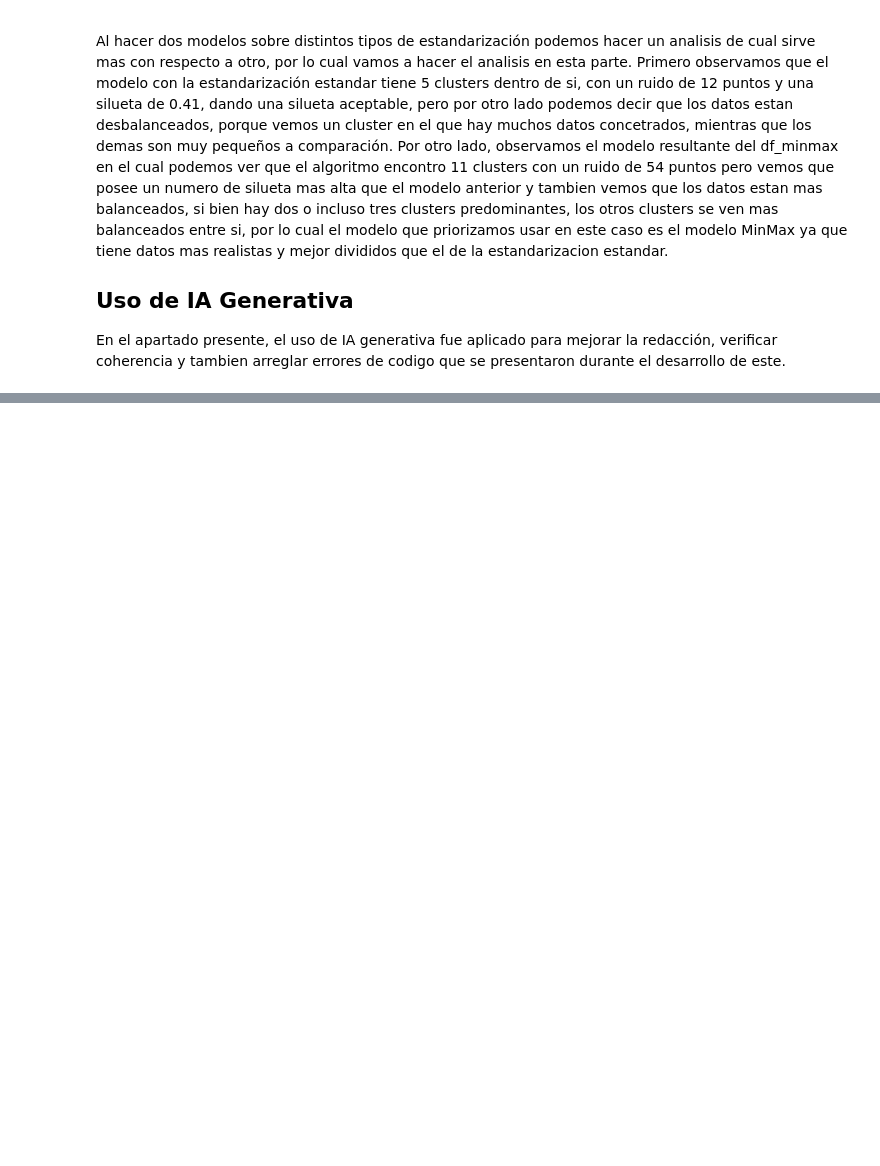
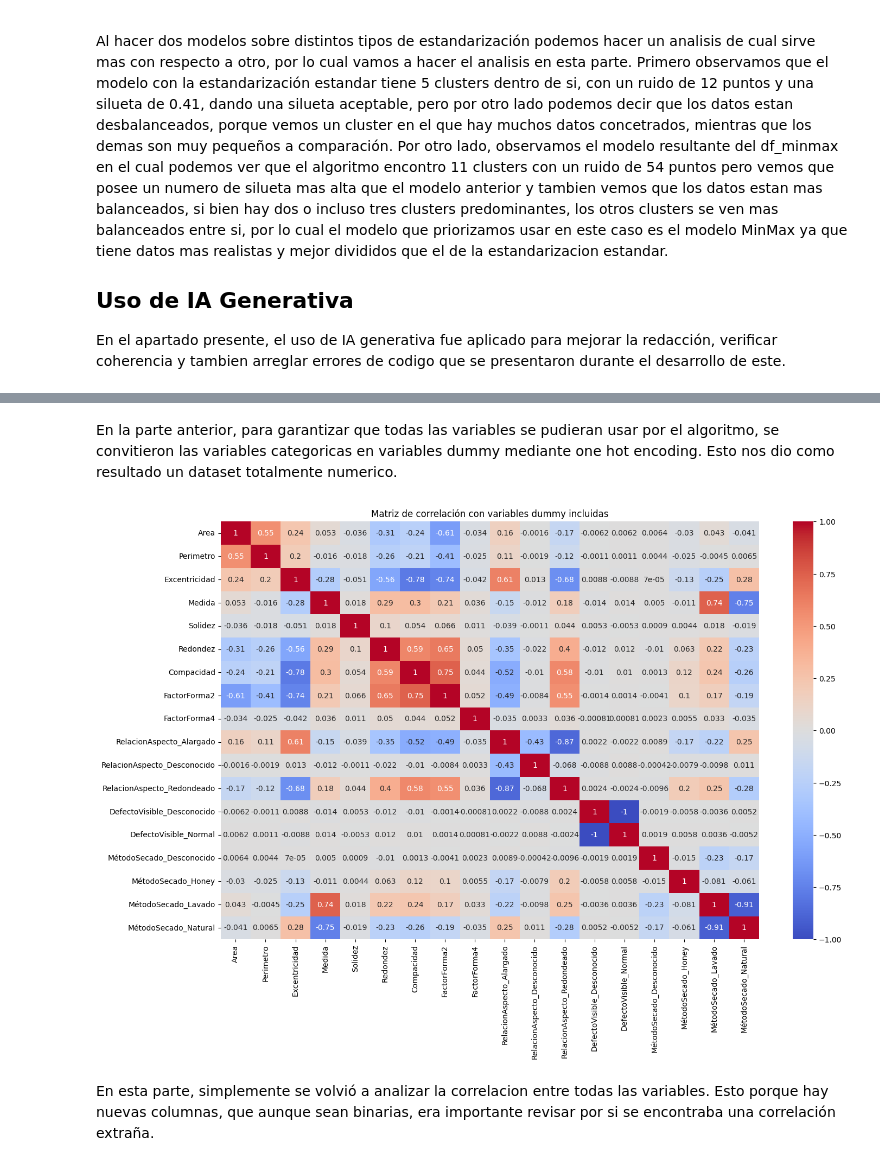
Before and after one commit to Trabajos-BI/Laboratorio2BI, a Jupyter notebook: Lab2/SeneCafeAlpes.ipynb, the cells around one changed output, grey strips where cells are left out. Saved outputs shown, nothing was run; the diff lists cells and outputs as text; code cells hidden in the pictures; blank space fills up the shorter version.

```diff
--- a/Lab2/SeneCafeAlpes.ipynb
+++ b/Lab2/SeneCafeAlpes.ipynb
@@ -1059,0 +1064,10 @@ En el apartado presente, el uso de IA generativa fue aplicado para mejorar la re
+# %%
+df_kmeans = df.copy()
+
+categoricas = ['RelacionAspecto', 'DefectoVisible', 'MétodoSecado']
+
+df_kmeans = pd.get_dummies(df_kmeans, columns=categoricas, drop_first=False)
+
+print("Dimensiones del df_kmeans:", df_kmeans.shape)
+print(df_kmeans.info())
+display(df_kmeans.head())
@@ -1059,0 +1098,16 @@ En el apartado presente, el uso de IA generativa fue aplicado para mejorar la re
+# %% [markdown]
+En la parte anterior, para garantizar que todas las variables se pudieran usar por el algoritmo, se convitieron las variables categoricas en variables dummy mediante one hot encoding. Esto nos dio como resultado un dataset totalmente numerico.
+# %%
+import seaborn as sns
+import matplotlib.pyplot as plt
+
+corr = df_kmeans.corr()
+
+plt.figure(figsize=(16, 10))
+sns.heatmap(corr, cmap='coolwarm', annot=True)
+plt.title("Matriz de correlación con variables dummy incluidas")
+plt.show()
+# %% [output]
+[figure, added]
+# %% [markdown]
+En esta parte, simplemente se volvió a analizar la correlacion entre todas las variables. Esto porque hay nuevas columnas, que aunque sean binarias, era importante revisar por si se encontraba una correlación extraña.
```
Also changed, not shown: parts of 15 cells of this notebook.
